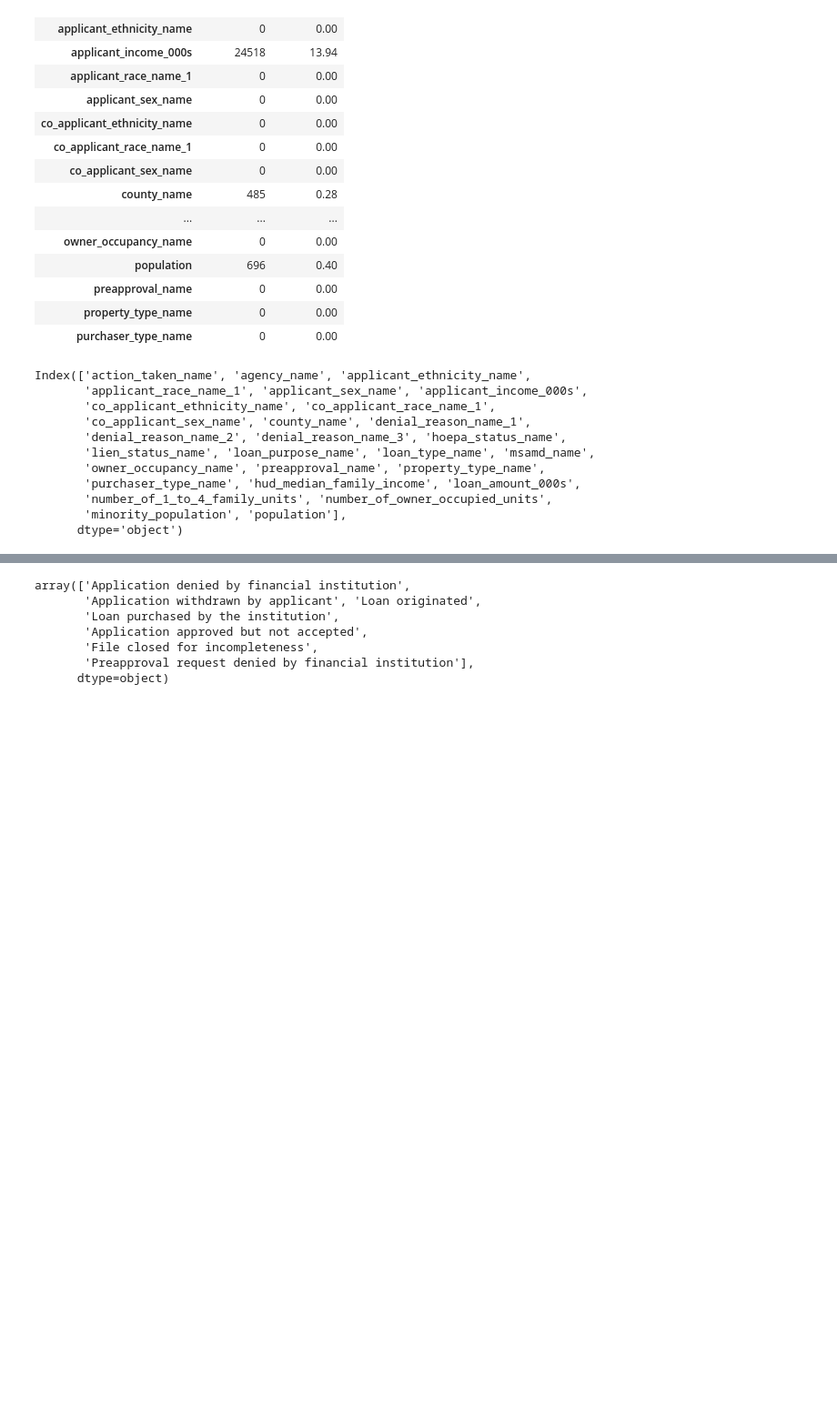
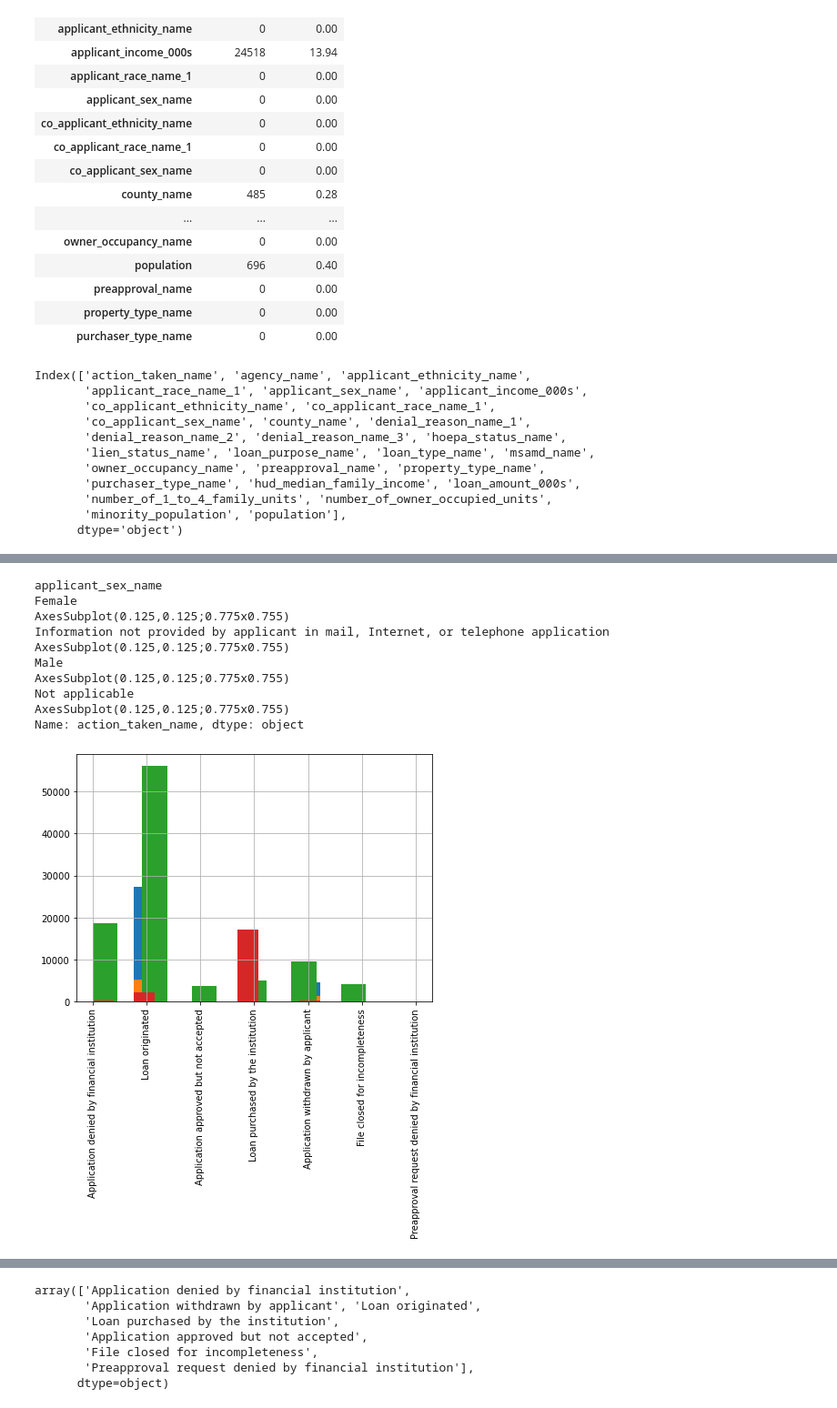
Before and after one commit to DJ1070/Darlehensanfragen, a Jupyter notebook: exploration.ipynb, the cells around one changed output, grey strips where cells are left out. Shown: that part at 91% size. Saved outputs shown, nothing was run; the diff lists cells and outputs as text; code cells hidden in the pictures; blank space fills up the shorter version.

```diff
--- a/exploration.ipynb
+++ b/exploration.ipynb
@@ -94,0 +113,10 @@ if df.action_taken_name ==
+# %%
+df.action_taken_name.groupby(df.applicant_sex_name).hist(bins = 13, figsize = [7 , 5], xrot = 90)
+# %% [output]
+applicant_sex_name
+Female                                                                               AxesSubplot(0.125,0.125;0.775x0.755)
+Information not provided by applicant in mail, Internet, or telephone application    AxesSubplot(0.125,0.125;0.775x0.755)
+Male                                                                                 AxesSubplot(0.125,0.125;0.775x0.755)
+Not applicable                                                                       AxesSubplot(0.125,0.125;0.775x0.755)
+Name: action_taken_name, dtype: object
+[figure, added]
```
Also changed, not shown: parts of 11 cells of this notebook.
